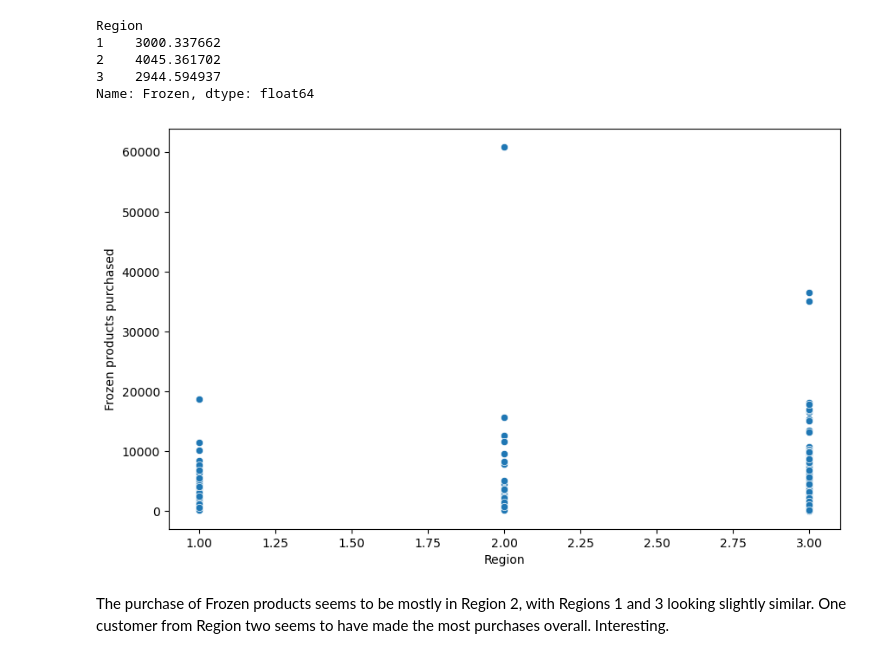
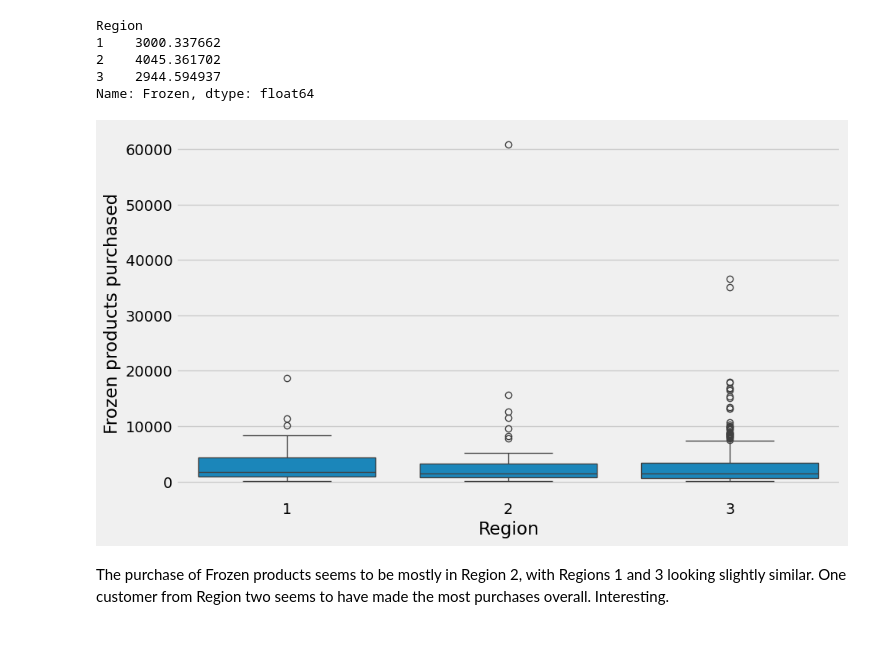
Before and after one commit to diB-dev24/project-Kastomaa, a Jupyter notebook: Project Kastomaa.ipynb, the cells around one changed output. Cells and saved outputs as stored; diff of their text form; code cells hidden in the pictures.

```diff
--- a/Project Kastomaa.ipynb
+++ b/Project Kastomaa.ipynb
@@ -160,15 +160,15 @@ Name: Frozen, dtype: float64
 # %%
 # Lets plot this out
 X = df['Region']
 y = df['Frozen']
 
 plt.figure(figsize=(10, 6))
-sns.scatterplot(x=X, y=y)
+sns.boxplot(x=X, y=y)
 plt.xlabel('Region')
 plt.ylabel('Frozen products purchased')
 plt.show()
 # %% [output]
-[figure, old version]
+[figure, new version]
 # %% [markdown]
 The purchase of Frozen products seems to be mostly in Region 2, with Regions 1 and 3 looking slightly similar. One customer from Region two seems to have made the most purchases overall. Interesting.
 # %%
```
Also changed, not shown: parts of 8 cells of this notebook.
